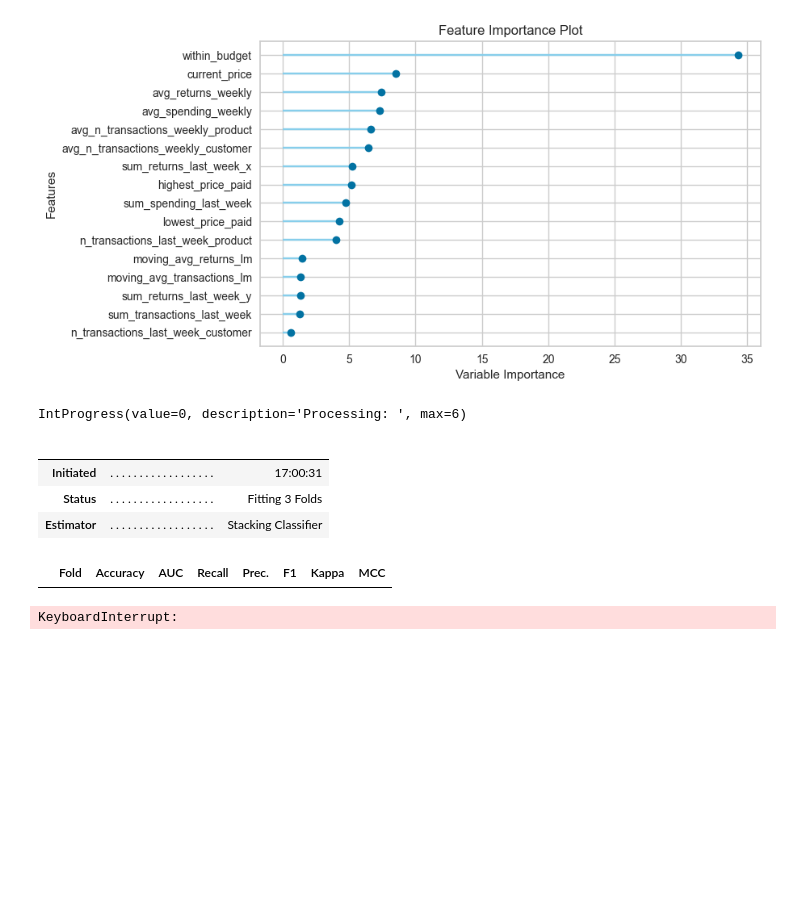
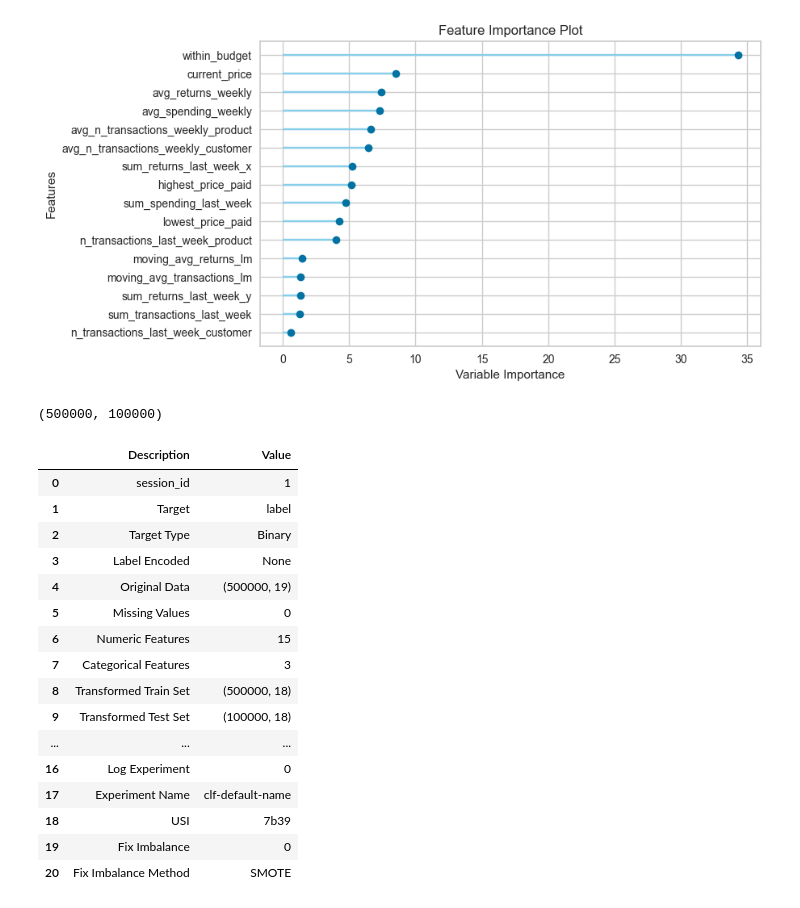
Before and after one commit to sekR4/classification-challenge, a Jupyter notebook: src/model_trials.ipynb, the cells around one changed output. Cells and saved outputs as stored; diff of their text form; code cells hidden in the pictures; blank space fills up the shorter version.

```diff
--- a/src/model_trials.ipynb
+++ b/src/model_trials.ipynb
@@ -93,13 +81,45 @@ plot_model(estimator=best_models[0], plot="feature_all")
 # %% [output]
 [figure]
 # %%
-stacked = stack_models(best_models, optimize="auc")
+#stacked = stack_models(best_models, optimize="auc")
-# %% [output]
-IntProgress(value=0, description='Processing: ', max=6)
-|  |  |  |
-|  |  |  |
-| Initiated | . . . . . . . . . . . . . . . . . . | 17:00:31 |
-| Status | . . . . . . . . . . . . . . . . . . | Fitting 3 Folds |
-| Estimator | . . . . . . . . . . . . . . . . . . | Stacking Classifier |
-|  | Fold | Accuracy | AUC | Recall | Prec. | F1 | Kappa | MCC |
-KeyboardInterrupt:
+# %%
+df_training_resampled = pd.read_parquet("data/training_02_resampled.parquet").sample(n=500_000, random_state=seed)
+df_test = pd.read_parquet("data/test_02.parquet").sample(n=100_000, random_state=seed)
+# %%
+len(df_training_resampled), len(df_test)
+# %% [output]
+(500000, 100000)
+# %%
+setup_params = {
+    "target": "label",
+    "numeric_features": numeric_features,
+    "categorical_features": categorical_features,
+    "silent": True,
+    "fold" : 3,
+    "session_id": seed,
+    "preprocess": False,
+    "remove_perfect_collinearity": False,
+    "n_jobs": 6,
+    "test_data": df_test,
+    "data": df_training_resampled
+}
+
+prep = setup(**setup_params)
+# %% [output]
+|  | Description | Value |
+| 0 | session_id | 1 |
+| 1 | Target | label |
+| 2 | Target Type | Binary |
+| 3 | Label Encoded | None |
+| 4 | Original Data | (500000, 19) |
+| 5 | Missing Values | 0 |
+| 6 | Numeric Features | 15 |
+| 7 | Categorical Features | 3 |
+| 8 | Transformed Train Set | (500000, 18) |
+| 9 | Transformed Test Set | (100000, 18) |
+| ... | ... | ... |
+| 16 | Log Experiment | 0 |
+| 17 | Experiment Name | clf-default-name |
+| 18 | USI | 7b39 |
+| 19 | Fix Imbalance | 0 |
+| 20 | Fix Imbalance Method | SMOTE |
```
Also changed, not shown: parts of 6 cells of this notebook.
